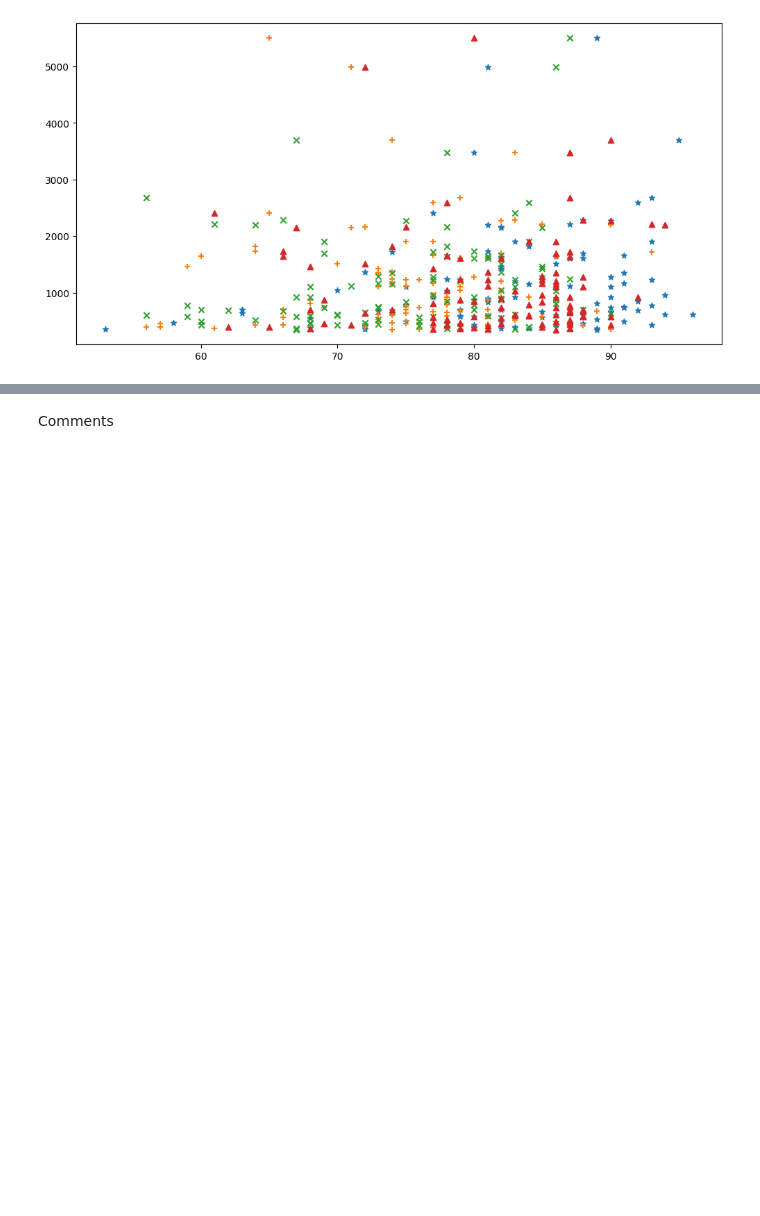
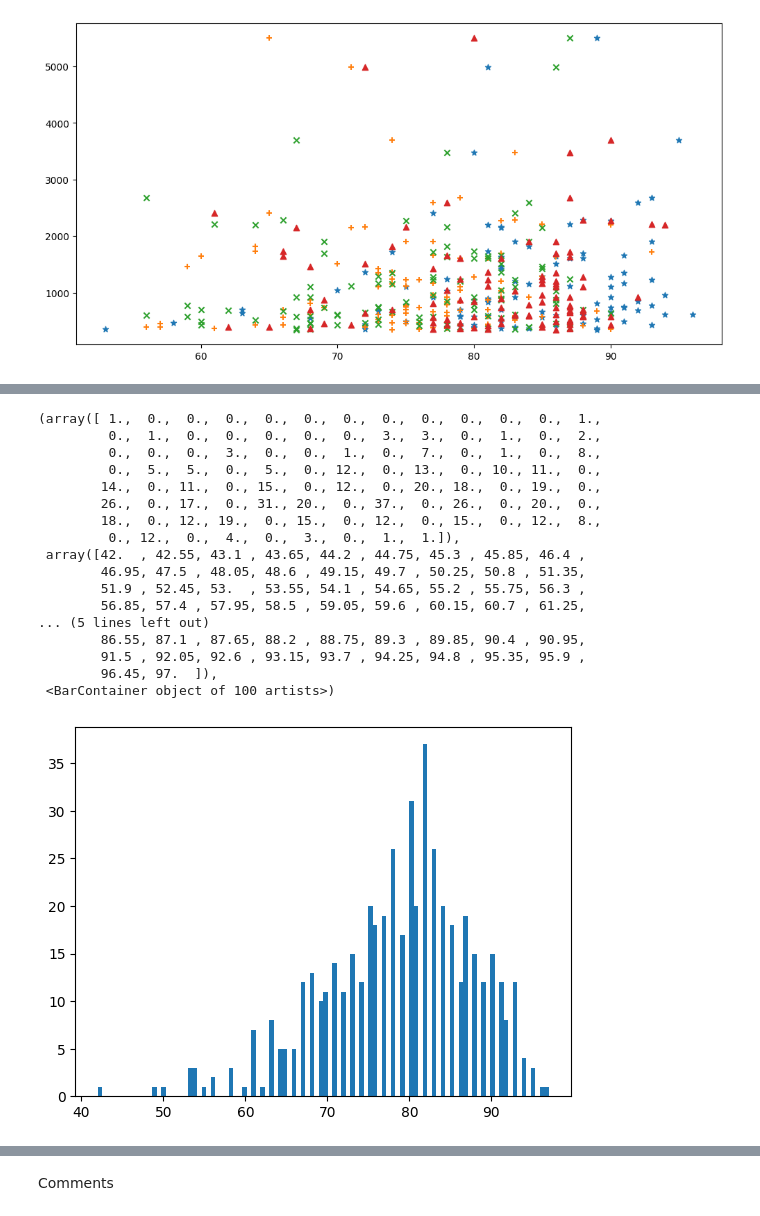
Before and after one commit to StrictHornet/FIFA, a Jupyter notebook: is_he_meta.ipynb, the cells around one changed output, grey strips where cells are left out. Saved outputs shown, nothing was run; the diff lists cells and outputs as text; code cells hidden in the pictures; blank space fills up the shorter version.

```diff
--- a/is_he_meta.ipynb
+++ b/is_he_meta.ipynb
@@ -106,3 +130,24 @@ plt.scatter(top_players.DRI, top_players.Popularity, marker ="^",)
+# %%
+plt.hist(perfect_stat.PAC, bins)
+# %% [output]
+(array([ 1.,  0.,  0.,  0.,  0.,  0.,  0.,  0.,  0.,  0.,  0.,  0.,  1.,
+         0.,  1.,  0.,  0.,  0.,  0.,  0.,  3.,  3.,  0.,  1.,  0.,  2.,
+         0.,  0.,  0.,  3.,  0.,  0.,  1.,  0.,  7.,  0.,  1.,  0.,  8.,
+         0.,  5.,  5.,  0.,  5.,  0., 12.,  0., 13.,  0., 10., 11.,  0.,
+        14.,  0., 11.,  0., 15.,  0., 12.,  0., 20., 18.,  0., 19.,  0.,
+        26.,  0., 17.,  0., 31., 20.,  0., 37.,  0., 26.,  0., 20.,  0.,
+        18.,  0., 12., 19.,  0., 15.,  0., 12.,  0., 15.,  0., 12.,  8.,
+         0., 12.,  0.,  4.,  0.,  3.,  0.,  1.,  1.]),
+ array([42.  , 42.55, 43.1 , 43.65, 44.2 , 44.75, 45.3 , 45.85, 46.4 ,
+        46.95, 47.5 , 48.05, 48.6 , 49.15, 49.7 , 50.25, 50.8 , 51.35,
+        51.9 , 52.45, 53.  , 53.55, 54.1 , 54.65, 55.2 , 55.75, 56.3 ,
+        56.85, 57.4 , 57.95, 58.5 , 59.05, 59.6 , 60.15, 60.7 , 61.25,
+... (5 lines left out)
+        86.55, 87.1 , 87.65, 88.2 , 88.75, 89.3 , 89.85, 90.4 , 90.95,
+        91.5 , 92.05, 92.6 , 93.15, 93.7 , 94.25, 94.8 , 95.35, 95.9 ,
+        96.45, 97.  ]),
+ <BarContainer object of 100 artists>)
+[figure, added]
 # %% [markdown]
 ![is_he_meta k_means.png](embedded-picture-1)
 # %% [markdown]
```
Also changed, not shown: parts of 1 cell of this notebook.
